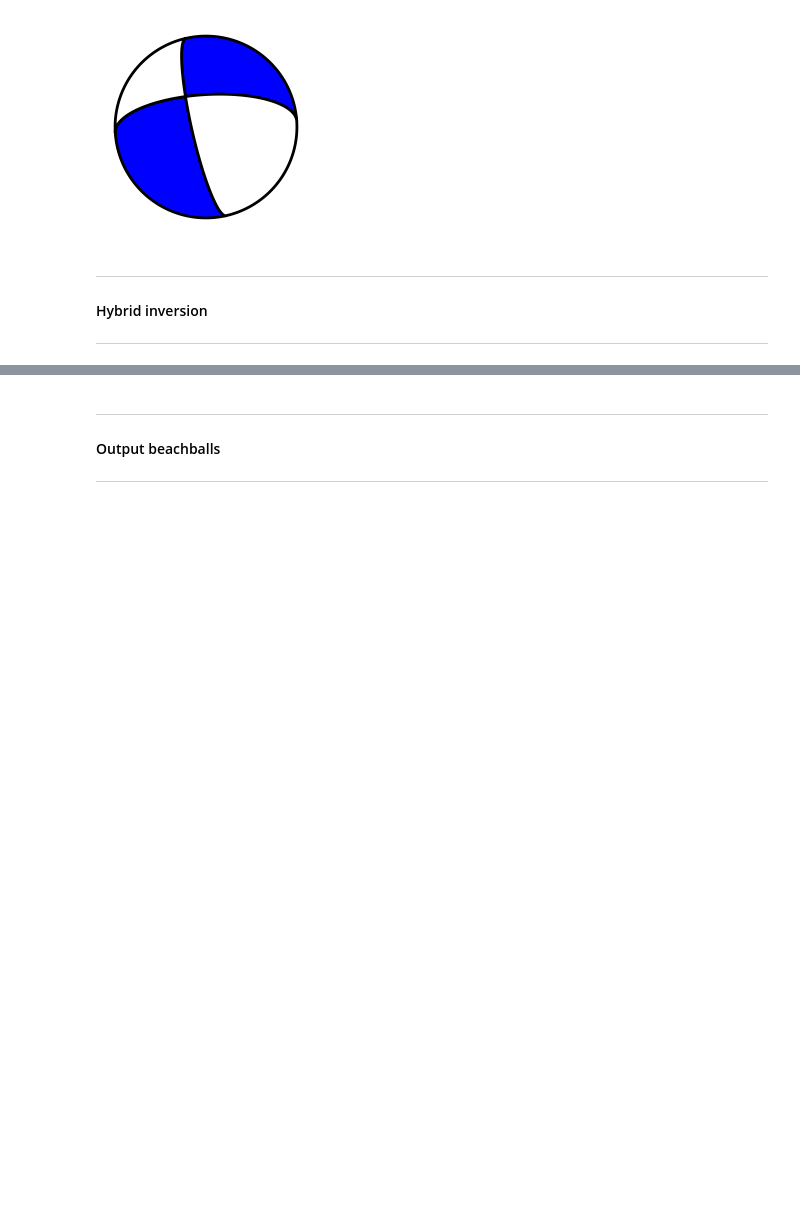
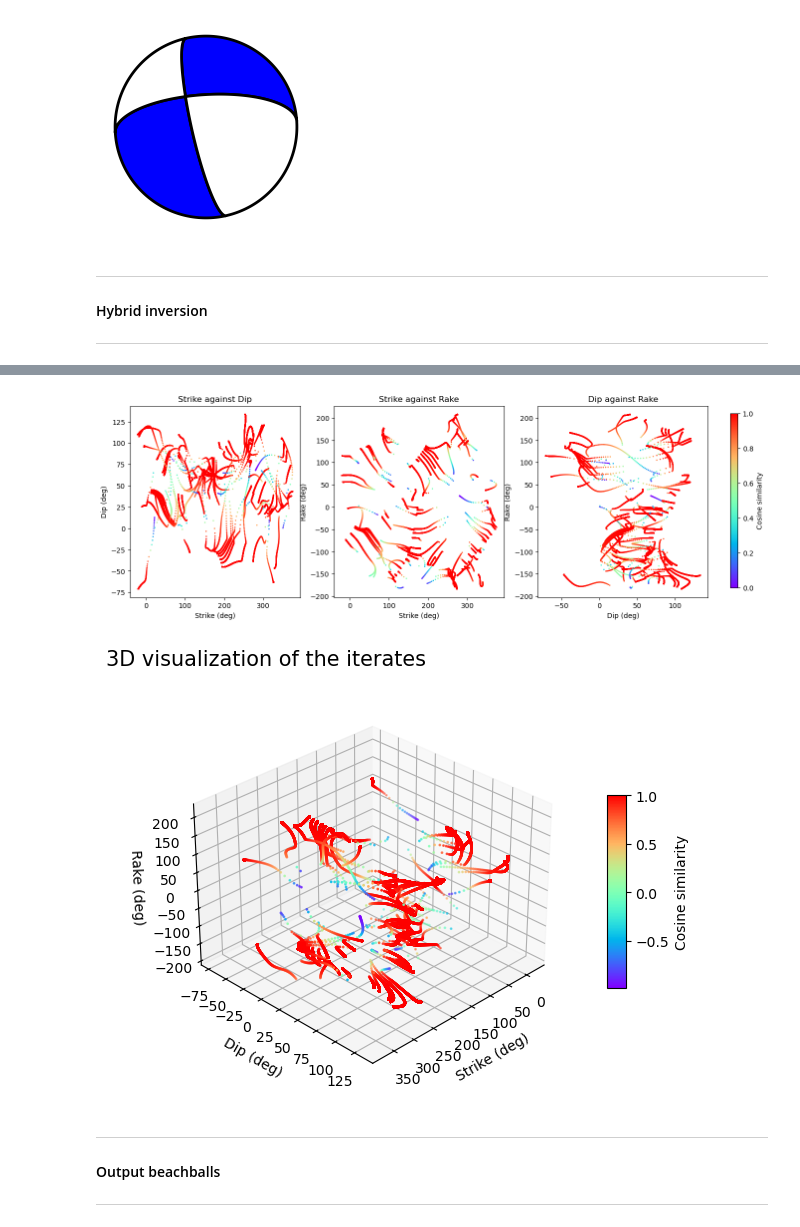
Before and after one commit to victoragaba/SURG-Mars, a Jupyter notebook: src/testing.ipynb, the cells around one changed output, grey strips where cells are left out. Drawn from its saved outputs; the diff is of its cells as text; code cells hidden in the pictures; blank space fills up the shorter version.

```diff
--- a/src/testing.ipynb
+++ b/src/testing.ipynb
@@ -116,3 +133,10 @@ inv_model.plot_iterates_3D(elev=30, azim=45, cmap='Blues', s=1)
+# %%
+# plot the iterates
+inv_model.plot_iterates_2D(cmap='rainbow', s=1)
+inv_model.plot_iterates_3D(elev=30, azim=45, cmap='rainbow', s=1)
+# %% [output]
+[figure, added]
+[figure, added]
 # %% [markdown]
 ***
 #### Output beachballs
```
Also changed, not shown: parts of 4 cells of this notebook.
